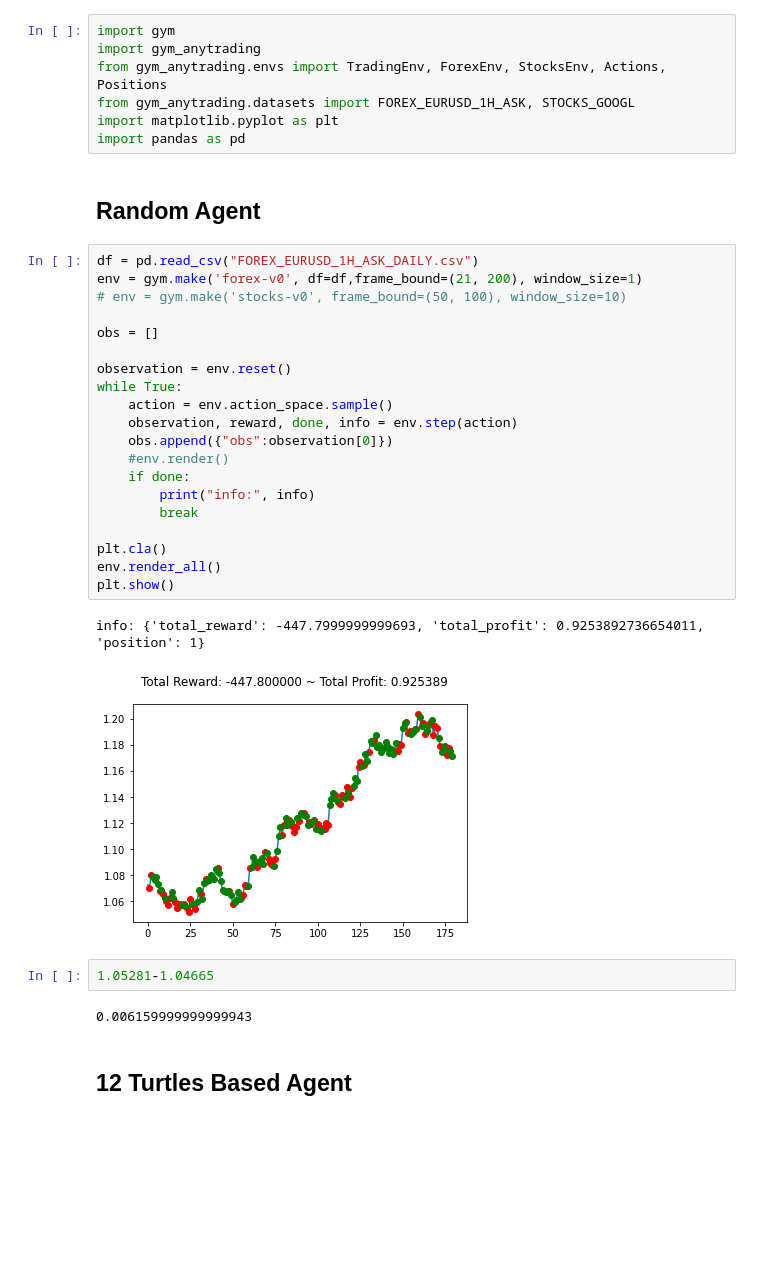
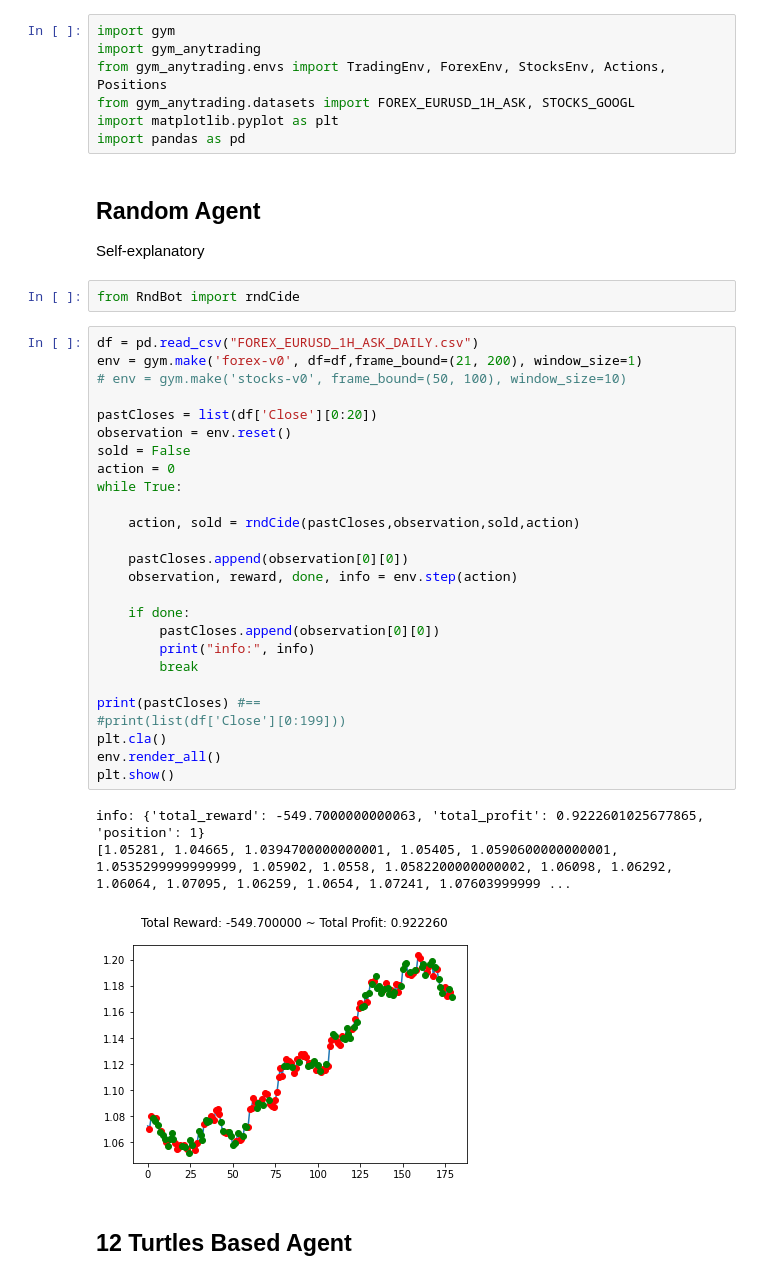
Before and after one commit to ISTTeo/AASMA, a Jupyter notebook: Project/Stonks.ipynb, the cells around one changed output. Saved outputs shown, nothing was run; the diff lists cells and outputs as text; blank space fills up the shorter version.

```diff
--- a/Project/Stonks.ipynb
+++ b/Project/Stonks.ipynb
@@ -32,33 +32,40 @@ import matplotlib.pyplot as plt
 import pandas as pd
 # %% [markdown]
 ## Random Agent
+
+Self-explanatory
+# %%
+from RndBot import rndCide
 # %%
 df = pd.read_csv("FOREX_EURUSD_1H_ASK_DAILY.csv")
 env = gym.make('forex-v0', df=df,frame_bound=(21, 200), window_size=1)
 # env = gym.make('stocks-v0', frame_bound=(50, 100), window_size=10)
 
-obs = []
+pastCloses = list(df['Close'][0:20])
+observation = env.reset()
+sold = False
+action = 0
+while True:
 
-observation = env.reset()
-while True:
-    action = env.action_space.sample()
+    action, sold = rndCide(pastCloses,observation,sold,action)
+
+    pastCloses.append(observation[0][0])
     observation, reward, done, info = env.step(action)
-    obs.append({"obs":observation[0]})
-    #env.render()
+
     if done:
+        pastCloses.append(observation[0][0])
         print("info:", info)
         break
 
+print(pastCloses) #==
+#print(list(df['Close'][0:199]))
 plt.cla()
 env.render_all()
 plt.show()
 # %% [output]
-info: {'total_reward': -447.7999999999693, 'total_profit': 0.9253892736654011, 'position': 1}
+info: {'total_reward': -549.7000000000063, 'total_profit': 0.9222601025677865, 'position': 1}
+[1.05281, 1.04665, 1.0394700000000001, 1.05405, 1.0590600000000001, 1.0535299999999999, 1.05902, 1.0558, 1.0582200000000002, 1.06098, 1.06292, 1.06064, 1.07095, 1.06259, 1.0654, 1.07241, 1.07603999999 ...
-[figure, old version]
+[figure, new version]
-# %%
-1.05281-1.04665
-# %% [output]
-0.006159999999999943
 # %% [markdown]
 ## 12 Turtles Based Agent
 # %% [markdown]
```
Also changed, not shown: parts of 2 cells of this notebook, 2 other files.
